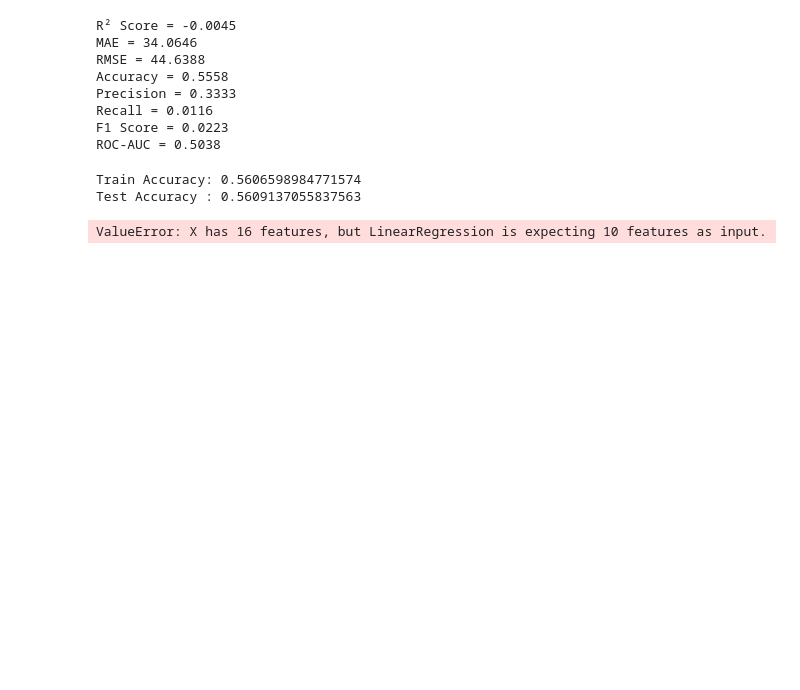
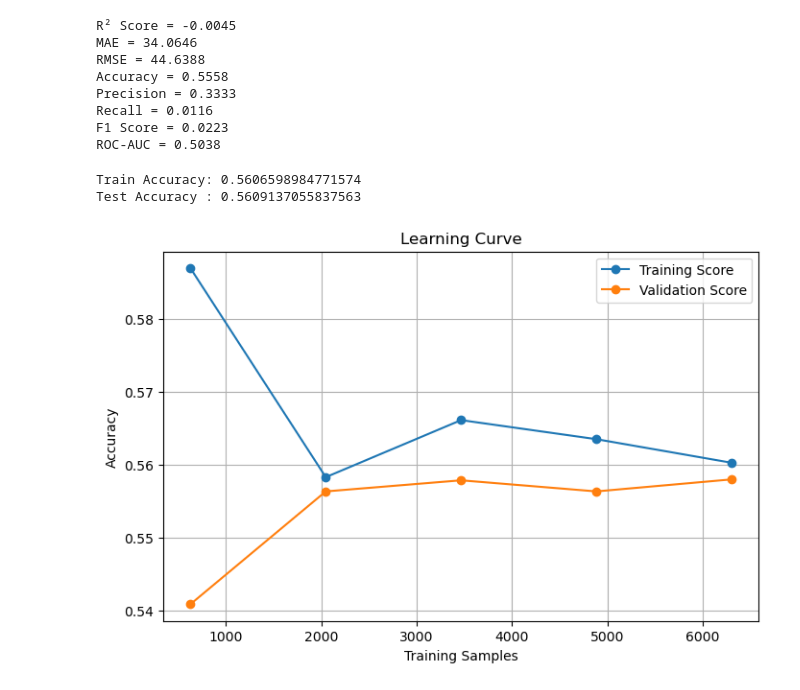
Before and after one commit to Sayem-2021331081/Assignment-6, a Jupyter notebook: Assignment_6.ipynb, the cells around one changed output. Drawn from its saved outputs; the diff is of its cells as text; code cells hidden in the pictures; blank space fills up the shorter version.

```diff
--- a/Assignment_6.ipynb
+++ b/Assignment_6.ipynb
@@ -949,7 +983,10 @@ X_train_scaled = scaler2.fit_transform(X_train)
 X_test_scaled = scaler2.transform(X_test)
 # %%
 from sklearn.linear_model import LogisticRegression
-log_model = LogisticRegression(max_iter=1000)
+log_model = LogisticRegression(solver='liblinear',
+    max_iter=5000,
+    random_state=42
+    )
 # %%
 log_model.fit(X_train_scaled, y_train)
 y_pred = log_model.predict(X_test_scaled)
@@ -1177,9 +1214,32 @@ Test Accuracy : 0.5609137055837563
 # - Model is Underfitting
 # - Better feature engineering, handling class imbalance,
 #   or using a more powerful model may improve performance.
-# %%
-# Linear Regression
-print("Train R²:", lin_model.score(X_train, y_train))
-print("Test R² :", lin_model.score(X_test, y_test))
-# %% [output]
-ValueError: X has 16 features, but LinearRegression is expecting 10 features as input.
+# %%
+from sklearn.model_selection import learning_curve
+import matplotlib.pyplot as plt
+import numpy as np
+
+train_sizes, train_scores, test_scores = learning_curve(
+    log_model,
+    X_train,
+    y_train,
+    cv=5,
+    scoring='accuracy'
+)
+
+train_mean = np.mean(train_scores, axis=1)
+test_mean = np.mean(test_scores, axis=1)
+
+plt.figure(figsize=(8,5))
+plt.plot(train_sizes, train_mean, marker='o', label='Training Score')
+plt.plot(train_sizes, test_mean, marker='o', label='Validation Score')
+
+plt.xlabel("Training Samples")
+plt.ylabel("Accuracy")
+plt.title("Learning Curve")
+plt.legend()
+plt.grid(True)
+
+plt.show()
+# %% [output]
+[figure, added]
```
Also changed, not shown: parts of 5 cells of this notebook.
